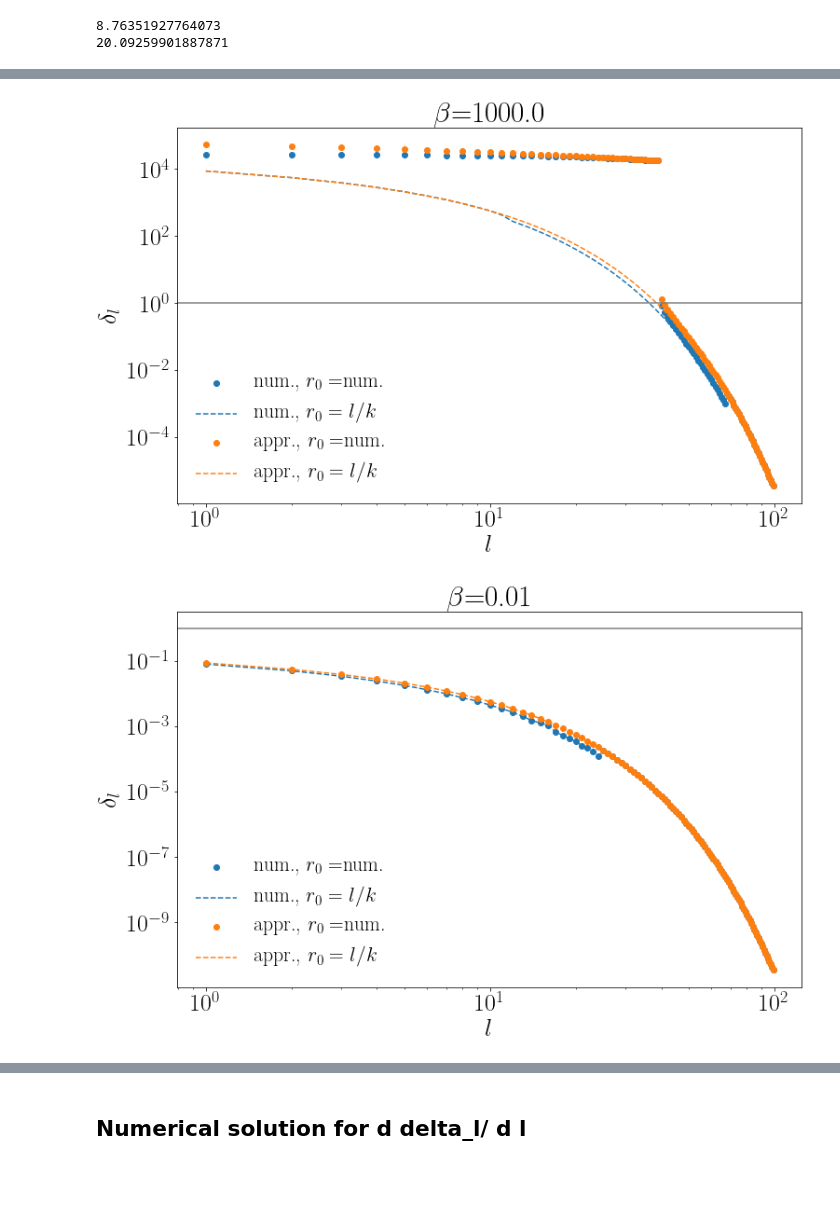
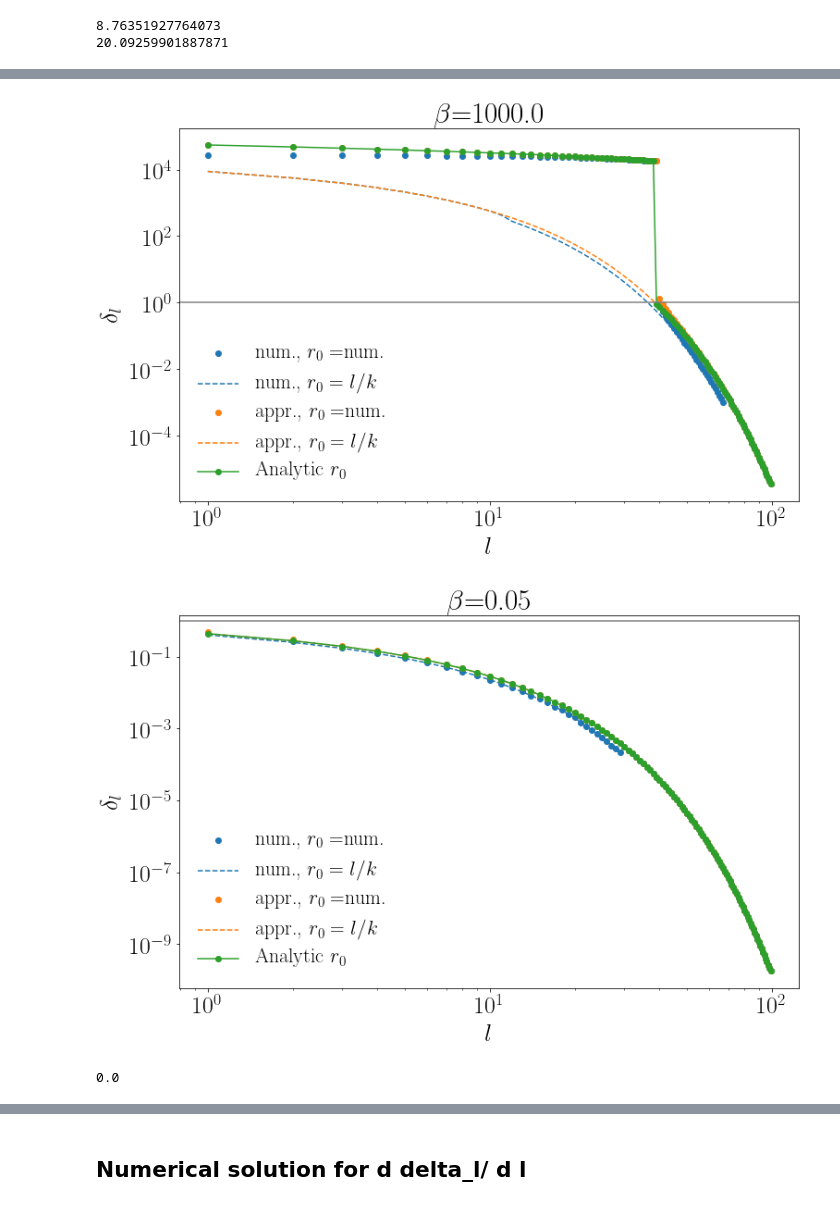
Before and after one commit to LauraSagunski/Self-interaction-cross-section, a Jupyter notebook: Integral_deltal_2_updated.ipynb, the cells around one changed output, grey strips where cells are left out. Cells and saved outputs as stored; diff of their text form; code cells hidden in the pictures; blank space fills up the shorter version.

```diff
--- a/Integral_deltal_2_updated.ipynb
+++ b/Integral_deltal_2_updated.ipynb
@@ -305,36 +442,0 @@ findfont: Font family ['serif'] not found. Falling back to DejaVu Sans.
-# %%
-for beta in [1000.]:
-    #print('beta='+str(beta))
-    #for l in [30,35,40.]:
-    #print('l='+str(l))
-    #_____Fixed parameters_____
-    potential='attractive'
-    alphaX=0.1
-    mphi=0.1 #GeV.
-    #_____Parameters chosen such that 2ab=10 (classical regime 2ab>>1)_____
-    mX=50.*beta
-    #print(mX)
-    v=(0.02/beta)*c #km/s
-    #print(v)
-    #_____Relations_____
-    m=(mX/2.)  #reduced mass m
-    p=m*(v/c) #momentum p
-    k=p/hbar
-    #r0appr=l/k
-    pl.figure(figsize=(12,12/goldenratio)) #Sophia's plot size.
-    lvalsnew=np.array([l for l in range(1,100)]) #l=1,2,...,1500
-    rvals = np.array([r for r in np.logspace(0,2,100)])
-    #pl.plot(rvals,[k**2 - 20**2/r**2 + 2*m*alphaX/r*np.exp(-mphi*r) for r in rvals],'-',label=r'$l= 20$')
-    pl.plot(rvals,[k**2*0- 40**2/r**2 + 2*m*alphaX*np.exp(-mphi*r)/r for r in rvals],'.',label=r'$l= 40$')
-    #pl.plot(rvals,[k**2 - 30**2/r**2 + 2*m*alphaX/r*np.exp(-mphi*r) for r in rvals],'-',label=r'$l= 30$')
-    #pl.xscale('log')
-    #pl.yscale('log')
-    pl.xlabel(r'$r$',fontsize=fontsize)
-    pl.ylabel(r'$k^2 - \frac{l^2}{r^2}+U(r)$',fontsize=fontsize)
-    pl.axhline(0,color='grey')
-    pl.axvline(40/k, color = 'grey')
-    #pl.legend(loc='lower right',edgecolor='white',fontsize=legendfontsize)
-    pl.title(r'$\beta$='+str(beta))
-    pl.xlim(1,100)
-    pl.ylim(-10,100)
-    pl.show()
@@ -643,7 +694,7 @@ for beta in [1.]:
 lvalsnew=np.array([l for l in range(1,100)]) #l=1,2,...,1500
 #print(lvalsnew)
 
-for beta in [1.,10.,100.,1000.,0.01]:
+for beta in [1.,10.,100.,1000.,0.05]:
 #for beta in [1000.]:
     pl.figure(figsize=(12,12/goldenratio)) #Sophia's plot size.
 
@@ -657,6 +708,8 @@ for beta in [1.,10.,100.,1000.,0.01]:
     pl.plot(lvalsnew,[deltalapprr0num_beta(l,beta) for l in lvalsnew],'o',color='C1',label=r'appr., $r_0=$num.')
 
     pl.plot(lvalsnew,[deltalappr_beta(l,beta) for l in lvalsnew],color='C1',linestyle='--',label=r'appr., $r_0=l / k$')
+    pl.plot(lvalsnew, [deltalappr_r0('attractive',0.1,50*beta,0.1,l,0.02*c/beta) for l in lvalsnew], 'o-', color='C2', label=r'Analytic $r_0$')
+
 
     pl.xscale('log')
     pl.yscale('log')
@@ -677,5 +730,9 @@ for beta in [1.,10.,100.,1000.,0.01]:
-[figure, old version]
+[figure, new version]
-[figure, old version]
+[figure, new version]
+# %%
+deltalappr_r0(potential,0.1,50*1,0.1,1,0.02)
+# %% [output]
+0.0
 # %%
 lvalsnew=np.array([l for l in range(1,100)]) #l=1,2,...,1500
 #print(lvalsnew)
```
Also changed, not shown: parts of 72 cells of this notebook.
